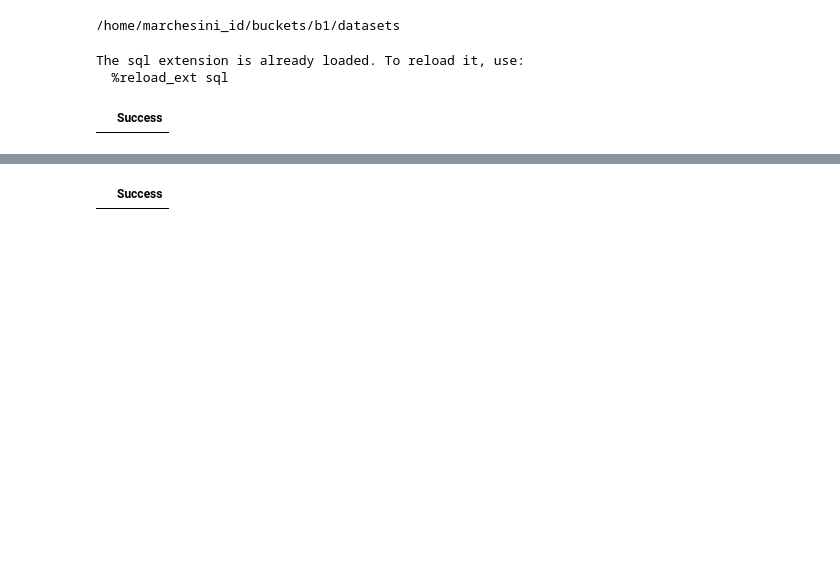
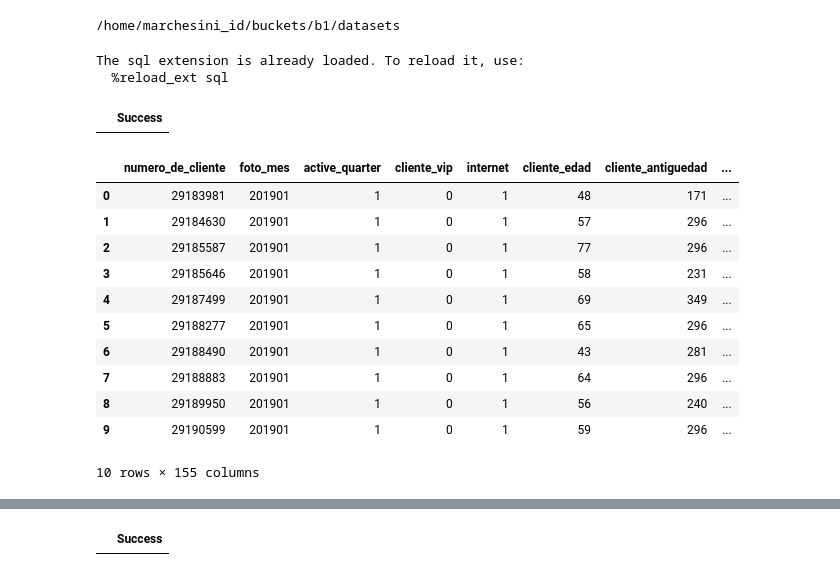
Before and after one commit to marchesiniid/dmeyf2023, a Jupyter notebook: funciones_analiticas_2.ipynb, the cells around one changed output, grey strips where cells are left out. Drawn from its saved outputs; the diff is of its cells as text; code cells hidden in the pictures; blank space fills up the shorter version.

```diff
--- a/funciones_analiticas_2.ipynb
+++ b/funciones_analiticas_2.ipynb
@@ -46,6 +46,22 @@ select
 from read_csv_auto('competencia_02_ternaria.csv.gz')
 # %% [output]
 |  | Success |
+# %%
+%%sql
+select * from competencia_fe limit 10
+# %% [output]
+|  | numero_de_cliente | foto_mes | active_quarter | cliente_vip | internet | cliente_edad | cliente_antiguedad | ... |
+| 0 | 29183981 | 201901 | 1 | 0 | 1 | 48 | 171 | ... |
+| 1 | 29184630 | 201901 | 1 | 0 | 1 | 57 | 296 | ... |
+| 2 | 29185587 | 201901 | 1 | 0 | 1 | 77 | 296 | ... |
+| 3 | 29185646 | 201901 | 1 | 0 | 1 | 58 | 231 | ... |
+| 4 | 29187499 | 201901 | 1 | 0 | 1 | 69 | 349 | ... |
+| 5 | 29188277 | 201901 | 1 | 0 | 1 | 65 | 296 | ... |
+| 6 | 29188490 | 201901 | 1 | 0 | 1 | 43 | 281 | ... |
+| 7 | 29188883 | 201901 | 1 | 0 | 1 | 64 | 296 | ... |
+| 8 | 29189950 | 201901 | 1 | 0 | 1 | 56 | 240 | ... |
+| 9 | 29190599 | 201901 | 1 | 0 | 1 | 59 | 296 | ... |
+10 rows × 155 columns
 # %%
 %%sql
 select
```
Also changed, not shown: parts of 13 cells of this notebook.
